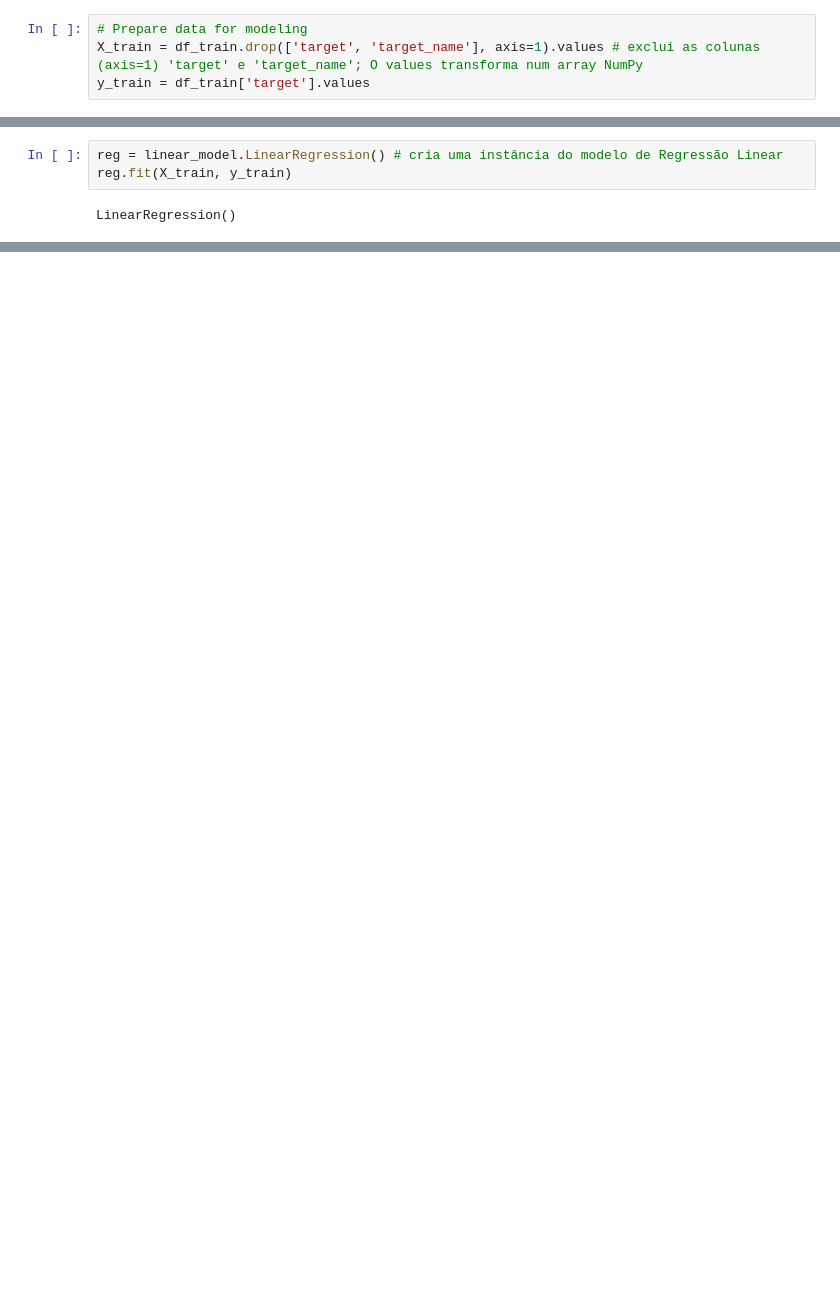
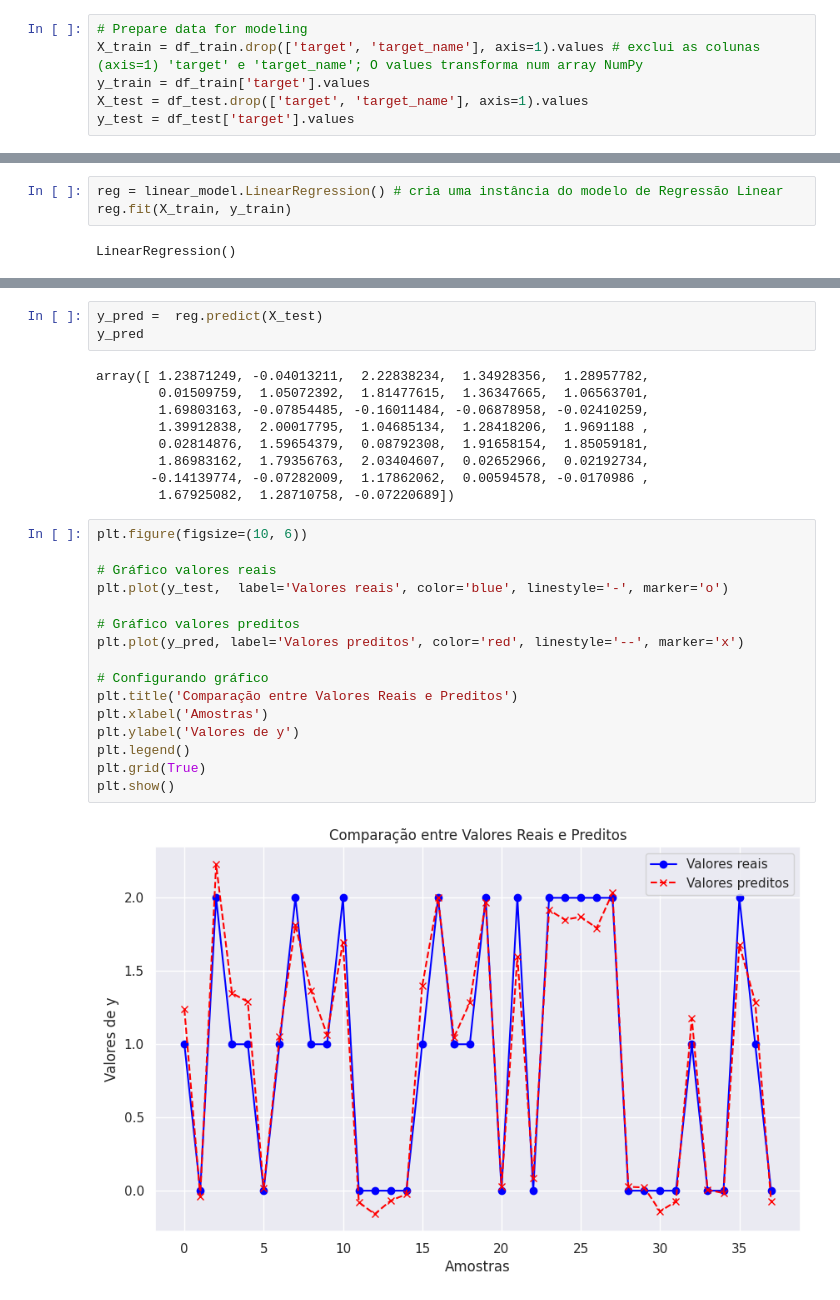
Before and after one commit to mascneto/IrisDataSet, a Jupyter notebook: Iris.ipynb, the cells around one changed output, grey strips where cells are left out. Drawn from its saved outputs; the diff is of its cells as text; blank space fills up the shorter version.

```diff
--- a/Iris.ipynb
+++ b/Iris.ipynb
@@ -144,6 +144,8 @@ df_train.head()
 # Prepare data for modeling
 X_train = df_train.drop(['target', 'target_name'], axis=1).values # exclui as colunas (axis=1) 'target' e 'target_name'; O values transforma num array NumPy
 y_train = df_train['target'].values
+X_test = df_test.drop(['target', 'target_name'], axis=1).values
+y_test = df_test['target'].values
 # %%
 X_train
 y_train
@@ -165,0 +190,30 @@ LinearRegression()
+# %%
+y_pred =  reg.predict(X_test)
+y_pred
+# %% [output]
+array([ 1.23871249, -0.04013211,  2.22838234,  1.34928356,  1.28957782,
+        0.01509759,  1.05072392,  1.81477615,  1.36347665,  1.06563701,
+        1.69803163, -0.07854485, -0.16011484, -0.06878958, -0.02410259,
+        1.39912838,  2.00017795,  1.04685134,  1.28418206,  1.9691188 ,
+        0.02814876,  1.59654379,  0.08792308,  1.91658154,  1.85059181,
+        1.86983162,  1.79356763,  2.03404607,  0.02652966,  0.02192734,
+       -0.14139774, -0.07282009,  1.17862062,  0.00594578, -0.0170986 ,
+        1.67925082,  1.28710758, -0.07220689])
+# %%
+plt.figure(figsize=(10, 6))
+
+# Gráfico valores reais
+plt.plot(y_test,  label='Valores reais', color='blue', linestyle='-', marker='o')
+
+# Gráfico valores preditos
+plt.plot(y_pred, label='Valores preditos', color='red', linestyle='--', marker='x')
+
+# Configurando gráfico
+plt.title('Comparação entre Valores Reais e Preditos')
+plt.xlabel('Amostras')
+plt.ylabel('Valores de y')
+plt.legend()
+plt.grid(True)
+plt.show()
+# %% [output]
+[figure, added]
```
Also changed, not shown: parts of 14 cells of this notebook.
